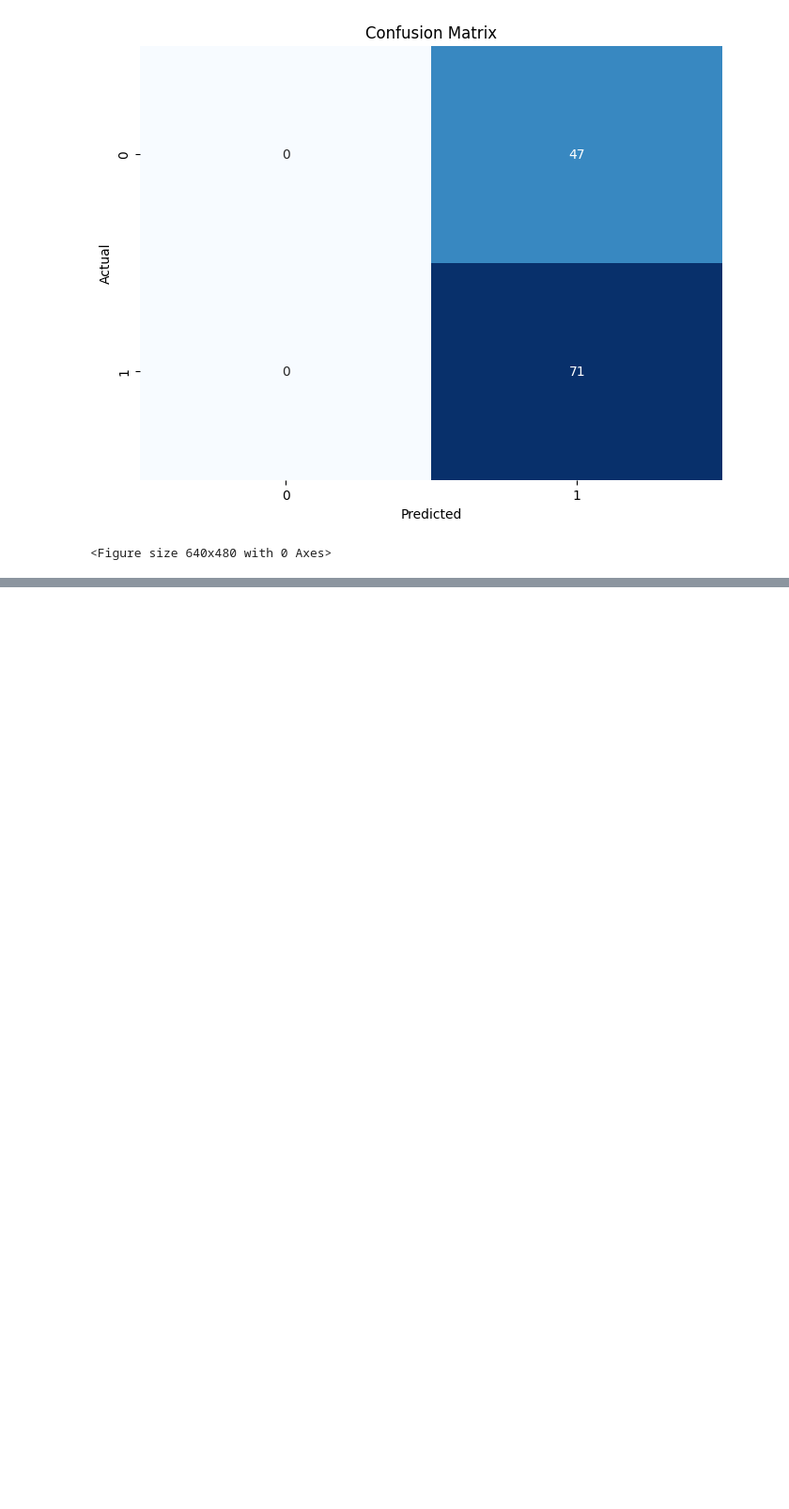
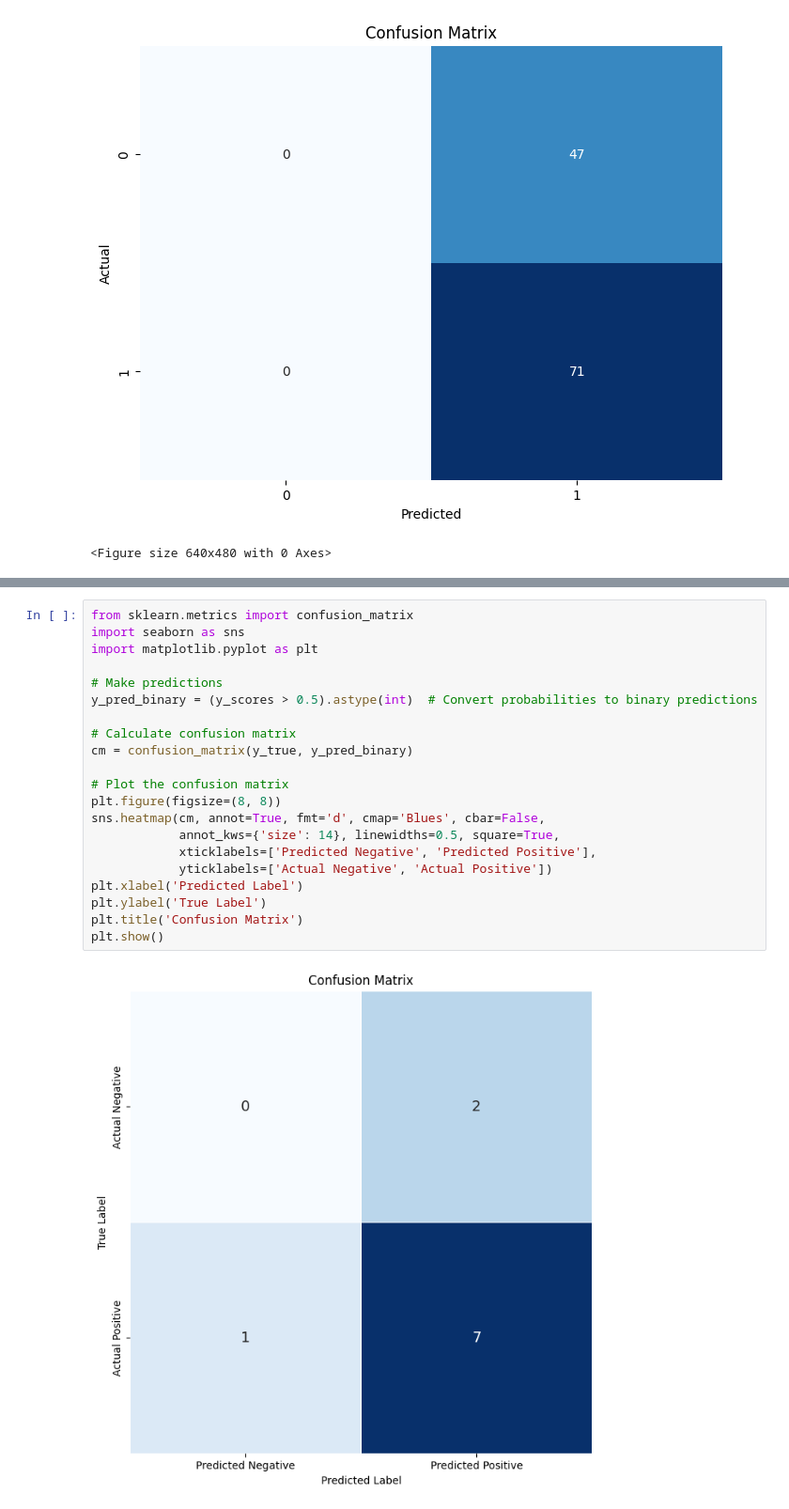
Before and after one commit to ersilia-os/eos7e3s, a Jupyter notebook: model/framework/code/01_model_training.ipynb, the cells around one changed output, grey strips where cells are left out. Shown at 94% size. Drawn from its saved outputs; the diff is of its cells as text; blank space fills up the shorter version.

```diff
--- a/model/framework/code/01_model_training.ipynb
+++ b/model/framework/code/01_model_training.ipynb
@@ -1081,0 +1201,23 @@ plt.savefig("../figures/ersilia_AutoGluon_confusion_matrix.png")
+# %%
+from sklearn.metrics import confusion_matrix
+import seaborn as sns
+import matplotlib.pyplot as plt
+
+# Make predictions
+y_pred_binary = (y_scores > 0.5).astype(int)  # Convert probabilities to binary predictions
+
+# Calculate confusion matrix
+cm = confusion_matrix(y_true, y_pred_binary)
+
+# Plot the confusion matrix
+plt.figure(figsize=(8, 8))
+sns.heatmap(cm, annot=True, fmt='d', cmap='Blues', cbar=False,
+            annot_kws={'size': 14}, linewidths=0.5, square=True,
+            xticklabels=['Predicted Negative', 'Predicted Positive'],
+            yticklabels=['Actual Negative', 'Actual Positive'])
+plt.xlabel('Predicted Label')
+plt.ylabel('True Label')
+plt.title('Confusion Matrix')
+plt.show()
+# %% [output]
+[figure, added]
```
Also changed, not shown: parts of 15 cells of this notebook, 11 other files.
